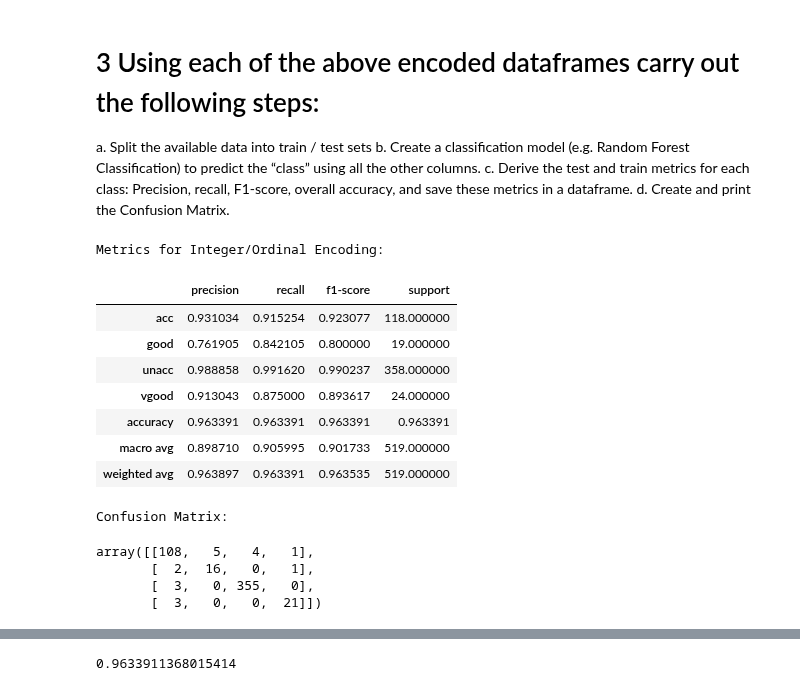
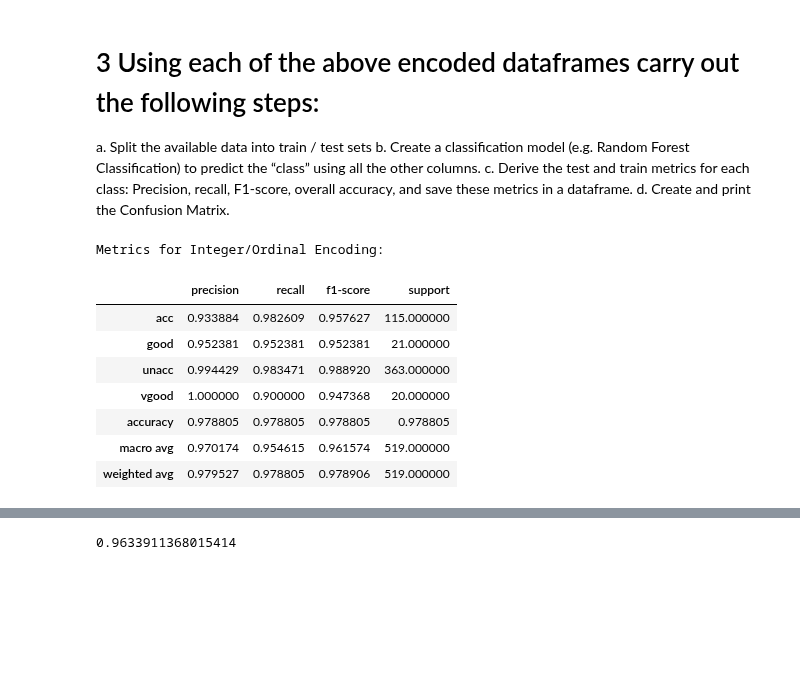
Before and after one commit to ruksad/descriptive-stats, a Jupyter notebook: lectures/32_12april_weekend/feature_encoding/feature-encoding.ipynb, the cells around one changed output, grey strips where cells are left out. Drawn from its saved outputs; the diff is of its cells as text; code cells hidden in the pictures; blank space fills up the shorter version.

```diff
--- a/lectures/32_12april_weekend/feature_encoding/feature-encoding.ipynb
+++ b/lectures/32_12april_weekend/feature_encoding/feature-encoding.ipynb
@@ -172,7 +172,7 @@ def evaluate_model(encoded_df, target_column):
     y = encoded_df[target_column]
 
     # Split into train and test sets
-    X_train, X_test, y_train, y_test = train_test_split(X, y, test_size=0.3, random_state=42)
+    X_train, X_test, y_train, y_test = train_test_split(X, y, test_size=0.3, stratify=y, random_state=42)
 
     # Train Random Forest Classifier
     model = RandomForestClassifier(random_state=42)
@@ -180,7 +180,7 @@ def evaluate_model(encoded_df, target_column):
 
     # Make predictions
     y_pred = model.predict(X_test)
-
+    y_proba= model.predict_proba(X_test)
     # Calculate metrics
     report = classification_report(y_test, y_pred, output_dict=True)
     metrics_df = pd.DataFrame(report).transpose()
@@ -190,4 +190,4 @@ def evaluate_model(encoded_df, target_column):
     # Confusion Matrix
     conf_matrix = confusion_matrix(y_test, y_pred)
 
-    return overall_accuracy, metrics_df, conf_matrix
+    return overall_accuracy, metrics_df, conf_matrix, y_proba, y_test
@@ -194,28 +239,19 @@ def evaluate_model(encoded_df, target_column):
 # %%
 # Example usage for each encoded DataFrame
 
 # Integer/Ordinal Encoding
-overall_accuracy_iteger, metrics_integer, conf_matrix_integer = evaluate_model(encoded_data_one_integer, target_column='class')
+overall_accuracy_iteger, metrics_integer, conf_matrix_integer, y_proba_int, y_test_int = evaluate_model(encoded_data_one_integer, target_column='class')
 print("Metrics for Integer/Ordinal Encoding:")
 metrics_integer
 
 # print("Accuracy:", metrics_integer.loc['accuracy'])
 # %% [output]
 Metrics for Integer/Ordinal Encoding:
 |  | precision | recall | f1-score | support |
-| acc | 0.931034 | 0.915254 | 0.923077 | 118.000000 |
-| good | 0.761905 | 0.842105 | 0.800000 | 19.000000 |
-| unacc | 0.988858 | 0.991620 | 0.990237 | 358.000000 |
-| vgood | 0.913043 | 0.875000 | 0.893617 | 24.000000 |
-| accuracy | 0.963391 | 0.963391 | 0.963391 | 0.963391 |
-| macro avg | 0.898710 | 0.905995 | 0.901733 | 519.000000 |
-| weighted avg | 0.963897 | 0.963391 | 0.963535 | 519.000000 |
+| acc | 0.933884 | 0.982609 | 0.957627 | 115.000000 |
+| good | 0.952381 | 0.952381 | 0.952381 | 21.000000 |
+| unacc | 0.994429 | 0.983471 | 0.988920 | 363.000000 |
+| vgood | 1.000000 | 0.900000 | 0.947368 | 20.000000 |
+| accuracy | 0.978805 | 0.978805 | 0.978805 | 0.978805 |
+| macro avg | 0.970174 | 0.954615 | 0.961574 | 519.000000 |
+| weighted avg | 0.979527 | 0.978805 | 0.978906 | 519.000000 |
-# %%
-print("\nConfusion Matrix:")
-conf_matrix_integer
-# %% [output]
-Confusion Matrix:
-array([[108,   5,   4,   1],
-       [  2,  16,   0,   1],
-       [  3,   0, 355,   0],
-       [  3,   0,   0,  21]])
```
Also changed, not shown: parts of 11 cells of this notebook.
